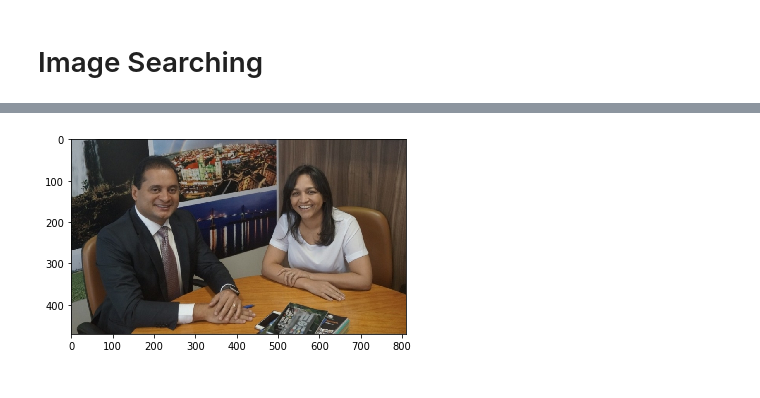
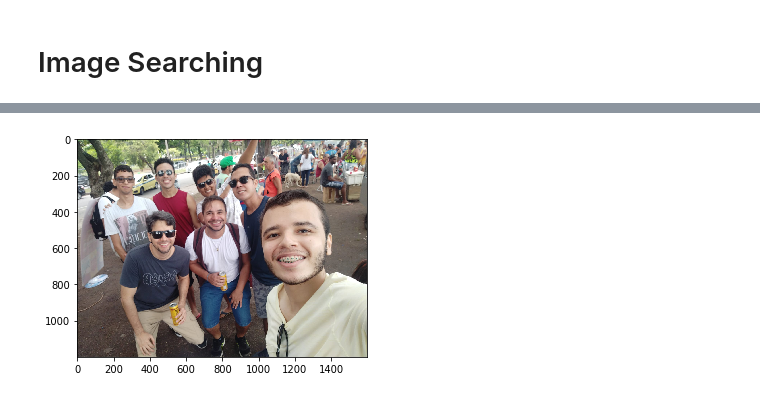
Before and after one commit to TeleMidia/face_clustering, a Jupyter notebook: ipynb/image_searching.ipynb, the cells around one changed output, grey strips where cells are left out. Saved outputs shown, nothing was run; the diff lists cells and outputs as text; code cells hidden in the pictures.

Commit message:
distance criteria

```diff
--- a/ipynb/image_searching.ipynb
+++ b/ipynb/image_searching.ipynb
@@ -17,7 +67,7 @@ filename2 = '../tests/doggo.jpg'
 filename3 = '/home/paulo/Documentos/slnp_faces_leg_55/62881_b/10_0.jpg'
 filename4 = '../tests/carnaval.jpeg'
 # %%
-df_embeddings = pd.read_pickle('../data/leg55_clusters.pkl')
+df_embeddings = pd.read_pickle('../data/valid/distances/senet50_agglomerative.pkl')
 # %%
 df_embeddings.head()
 # %% [output]
@@ -30,10 +80,10 @@ df_embeddings.head()
 # %%
-searcher = FaceSearcher(face_embs = df_embeddings, classes_col = 'cluster_kmeans', distance_col='distance')
+searcher = FaceSearcher(face_embs = df_embeddings, classes_col = 'cluster_agglomerative', distance_col='d_cluster_agglomerative')
 # %%
-display_image(filename1)
-faces, results = searcher.closest_faces(filename1)
+display_image(filename4)
+faces, results = searcher.closest_centroids(filename4)
 # %% [output]
-[figure, old version]
+[figure, new version]
 # %%
 import matplotlib.pyplot as plt
 for face in faces:
```
Also changed, not shown: parts of 26 cells of this notebook, 14 other files.
